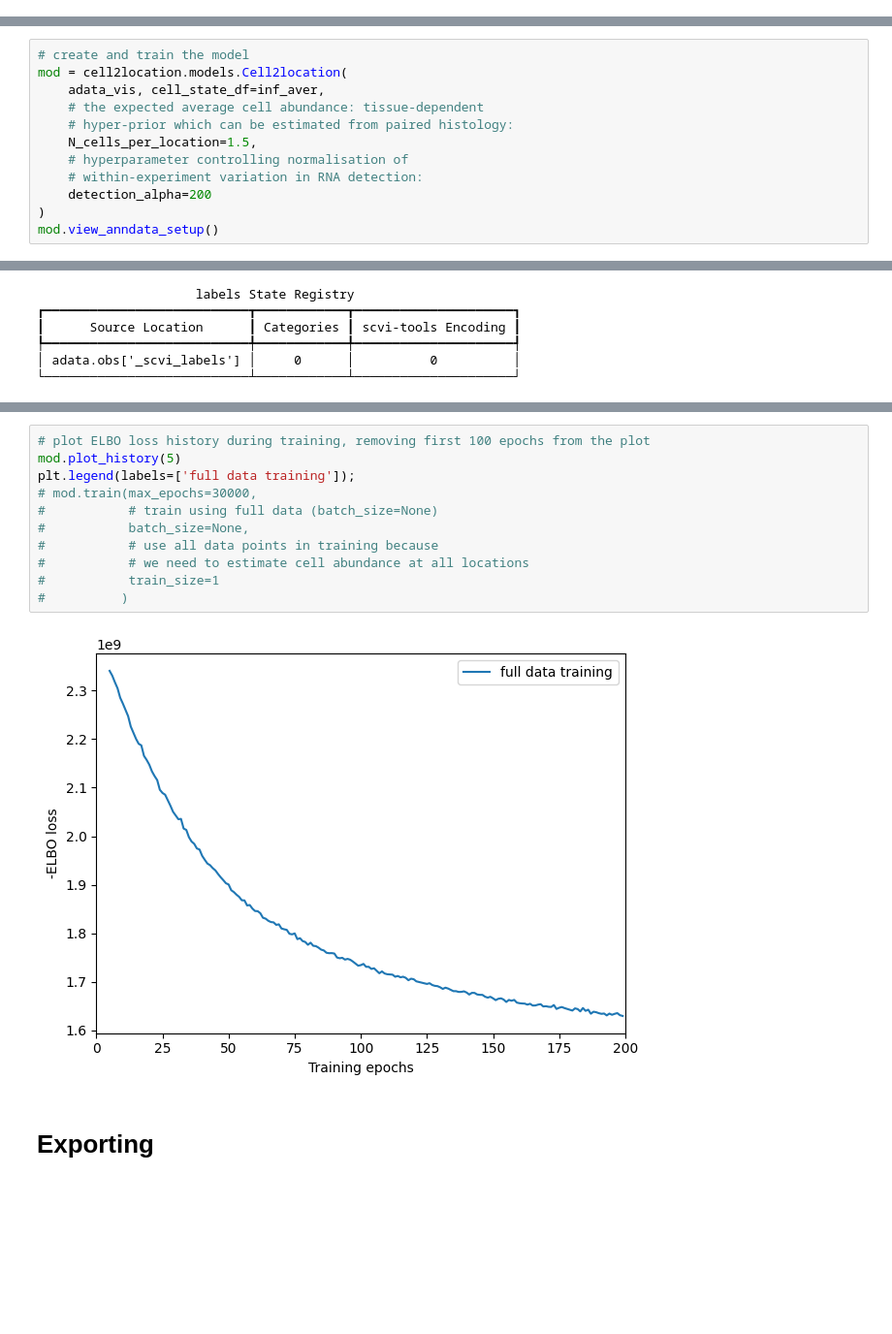
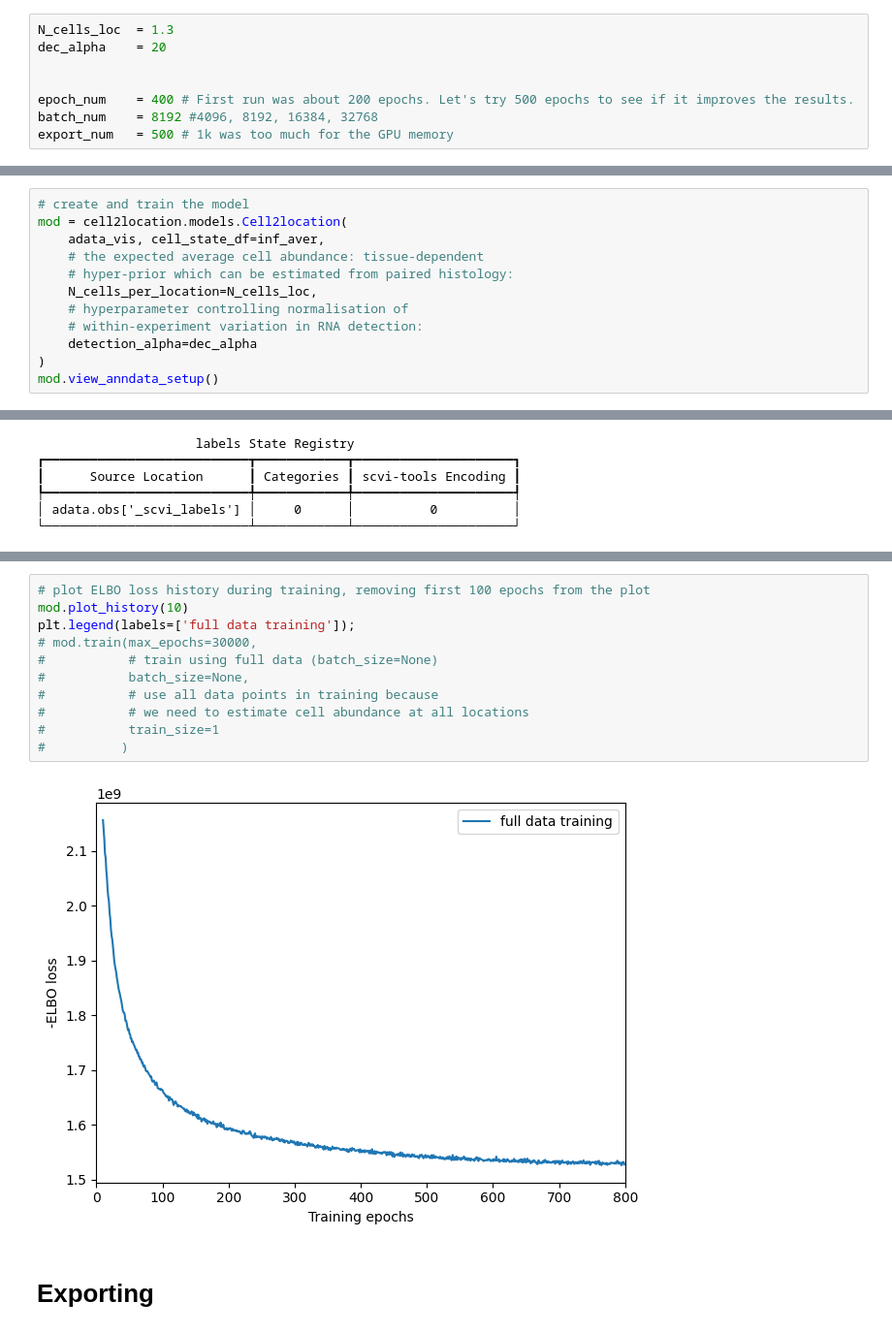
Before and after one commit to Li-Lab-COH/Spatial_CAR_T, a Jupyter notebook: CellTypeAnnotation/Spatial_Mapping.ipynb, the cells around one changed output, grey strips where cells are left out. Shown at 97% size. Drawn from its saved outputs; the diff is of its cells as text; blank space fills up the shorter version.

```diff
--- a/CellTypeAnnotation/Spatial_Mapping.ipynb
+++ b/CellTypeAnnotation/Spatial_Mapping.ipynb
@@ -52,3 +52,11 @@ import torch
+# %%
+N_cells_loc  = 1.3
+dec_alpha    = 20
+
+
+epoch_num    = 400 # First run was about 200 epochs. Let's try 500 epochs to see if it improves the results.
+batch_num    = 8192 #4096, 8192, 16384, 32768
+export_num   = 500 # 1k was too much for the GPU memory
 # %%
 # Selected level of annotation for training the model.
 level = 1
@@ -231,10 +237,10 @@ mod = cell2location.models.Cell2location(
     adata_vis, cell_state_df=inf_aver,
     # the expected average cell abundance: tissue-dependent
     # hyper-prior which can be estimated from paired histology:
-    N_cells_per_location=1.5,
+    N_cells_per_location=N_cells_loc,
     # hyperparameter controlling normalisation of
     # within-experiment variation in RNA detection:
-    detection_alpha=200
+    detection_alpha=dec_alpha
 )
 mod.view_anndata_setup()
 # %% [output]
@@ -329,17 +332,17 @@ LOCAL_RANK: 2 - CUDA_VISIBLE_DEVICES: [0,1,2]
 /home/janzules/mamba_envs/spatial_gpu_py311/lib/python3.11/site-packages/lightning/fabric/utilities/cloud_io.py:73: You are using `torch.load` with `weights_only=False` (the current default value), wh ...
 # %%
 # plot ELBO loss history during training, removing first 100 epochs from the plot
-mod.plot_history(5)
+mod.plot_history(10)
 plt.legend(labels=['full data training']);
 # mod.train(max_epochs=30000,
 #           # train using full data (batch_size=None)
 #           batch_size=None,
 #           # use all data points in training because
 #           # we need to estimate cell abundance at all locations
 #           train_size=1
 #          )
 # %% [output]
-[figure, old version]
+[figure, new version]
 # %% [markdown]
 # Exporting
 # %%
```
Also changed, not shown: parts of 11 cells of this notebook.
